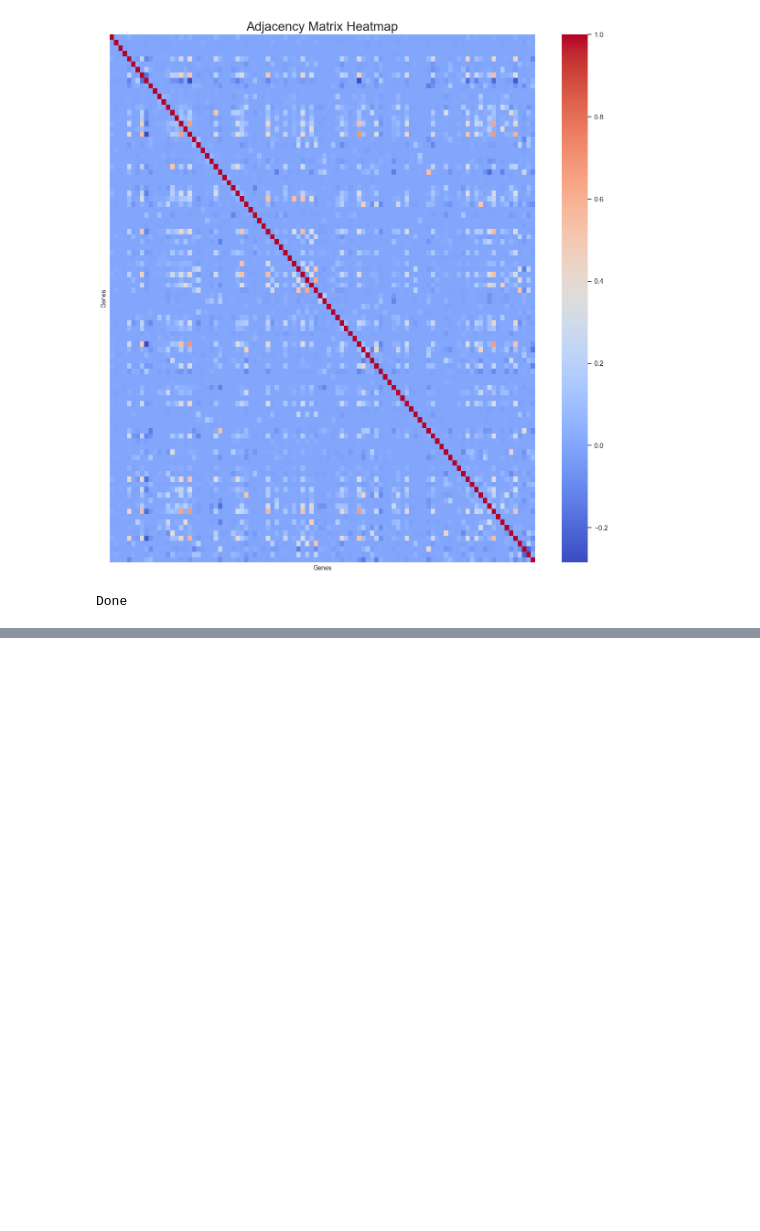
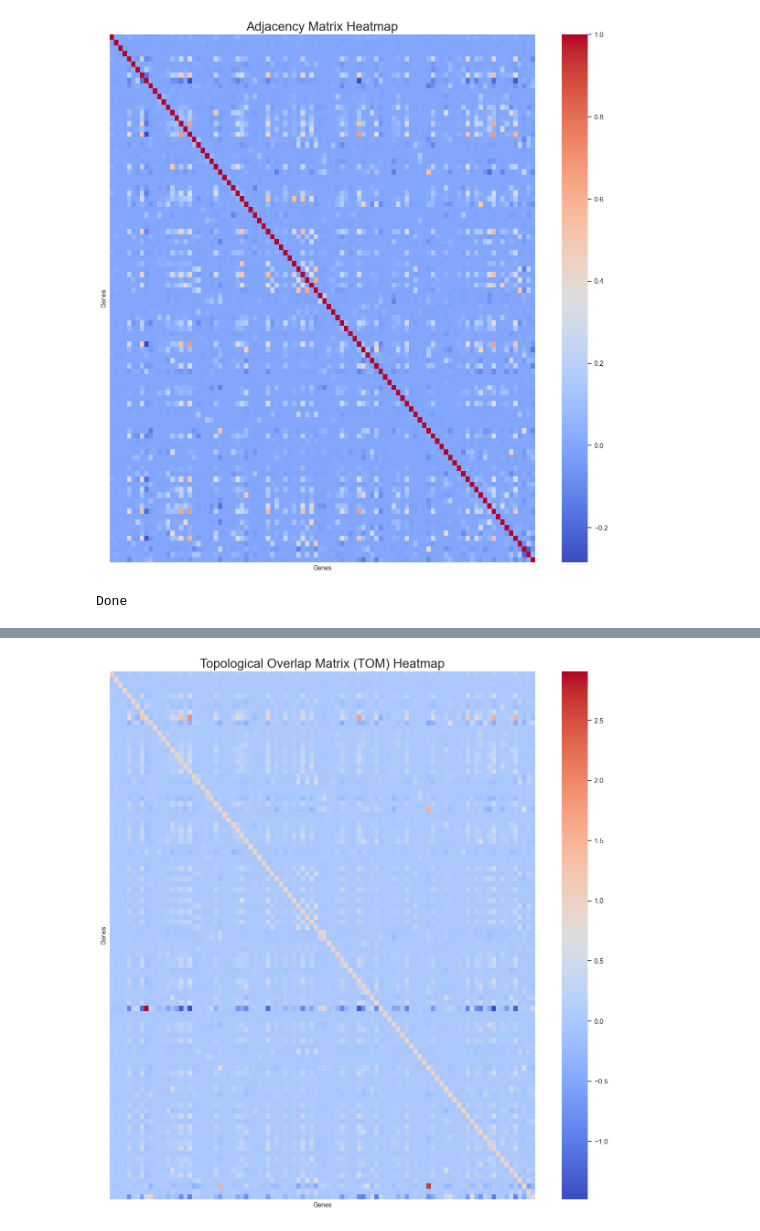
Before and after one commit to xandri99/Thesis, a Jupyter notebook: notebooks/WGCNA_impl_without_package.ipynb, the cells around one changed output, grey strips where cells are left out. Drawn from its saved outputs; the diff is of its cells as text; code cells hidden in the pictures; blank space fills up the shorter version.

Commit message:
Step4: TOM computation and plotting added

```diff
--- a/notebooks/WGCNA_impl_without_package.ipynb
+++ b/notebooks/WGCNA_impl_without_package.ipynb
@@ -144,6 +144,9 @@ print(f"{BOLD}{OKBLUE}Transforming Correlation Matrix into Adjacency Matrix...{E
 def scaleFreeFitIndex(connectivity, block_size=10):  # values and code highly taken from pyWGCNA, only small adaptations
     """
     Calculates several fitting statistics to evaluate scale free topology fit.
+
+
+    block_size = Size of the blocks in which the connectivity is discretized
     """
 
 
@@ -209,6 +212,10 @@ def pickSoftThreshold(correlation_matrix, RsquaredCut, MeanCut):
 
     This is critical in WGCNA, as the premise of the method is that biological networks often exhibit scale-free properties,
     meaning that a few nodes (genes) are highly connected, while most have few connections.
+
+
+    RsquaredCut: Threshold for the R^2 statistic
+    MeanCut: Threshold for the Mean Connectivity statistic
     """
 
 
@@ -356,42 +363,53 @@ print(f"{BOLD}{OKBLUE}Transforming Adjacency Matrix into Topological Overlap Mat
 
 
 ####################################### FUNCTIONS #######################################
-def calculate_tom(adjacency_matrix, TOMType="unsigned", TOMDenom="min"):
-    if TOMType not in ["unsigned", "signed"]:
-        raise ValueError("TOMType must be either 'unsigned' or 'signed'.")
-    if TOMDenom not in ["min", "mean"]:
-        raise ValueError("TOMDenom must be either 'min' or 'mean'.")
+def calculate_tom(adjacency_matrix, TOMType, TOMDenom):
+    '''
+    This function takes the adjacency matrix and calculates the Topological Overlap Matrix (TOM) from it.
+    This matrix is a similarity matrix, using as the similarity metric the amount of genes that two genes
+    have in common, therefore the overlap of neighbors between two genes.
 
-    A = adjacency_matrix.to_numpy() if isinstance(adjacency_matrix, pd.DataFrame) else adjacency_matrix
-    n = A.shape[0]
 
-    # Adjust adjacency matrix for signed networks if necessary
+    TOMType:  Unsigned or Signed topologies
+    TOMDenom: A character string specifying the TOM variant to be used. Recognized values are "min" giving the standard TOM described
+                in Zhang and Horvath (2005), and "mean" in which the min function in the denominator is replaced by mean. The "mean"
+                may produce better results but at this time should be considered experimental.
+    '''
+
+    numeric_adjacency_matrix = adjacency_matrix.to_numpy()
+    n_rows = numeric_adjacency_matrix.shape[0]
+
+    # Adjust adjacency matrix for signed networks if necessary, rescaling to 0-1
     if TOMType == "signed":
-        A = (A + 1) / 2  # Rescale to 0-1
+        numeric_adjacency_matrix = (numeric_adjacency_matrix + 1) / 2
 
     # Calculate numerator as A^2
-    numerator = np.dot(A, A)
+    numerator = np.dot(numeric_adjacency_matrix, numeric_adjacency_matrix)
 
     # Denominator calculation based on TOMDenom selection
     if TOMDenom == "min":
-        row_sum = A.sum(axis=1).reshape((n, 1))
-        col_sum = A.sum(axis=0).reshape((1, n))
-        denominator = np.minimum(row_sum, col_sum.transpose()) - A
+        row_sum = numeric_adjacency_matrix.sum(axis=1).reshape((n_rows, 1))
+        col_sum = numeric_adjacency_matrix.sum(axis=0).reshape((1, n_rows))
+        denominator = np.minimum(row_sum, col_sum.T) - numeric_adjacency_matrix
     elif TOMDenom == "mean":
-        denominator = (A.sum(axis=1).reshape((n, 1)) + A.sum(axis=0).reshape((1, n)) - A) / 2
+        row_sum = numeric_adjacency_matrix.sum(axis=1).reshape((n_rows, 1))
+        col_sum = numeric_adjacency_matrix.sum(axis=0).reshape((1, n_rows))
+        denominator = (row_sum + col_sum - numeric_adjacency_matrix) / 2
 
     # Avoid division by zero
     denominator[denominator == 0] = np.nan
 
+    # Calculate the TOM
     TOM = numerator / denominator
-    np.fill_diagonal(TOM, 1)  # Set diagonal to 1 as per TOM definition
 
-    # Handle NaN values which might occur due to division by zero
+    # Set diagonal to 1 as per TOM definition
+    np.fill_diagonal(TOM, 1)
+
+    # Handle NaN values and set them to zero
     TOM = np.nan_to_num(TOM, nan=0)
 
-    # Convert back to DataFrame if input was a DataFrame
-    if isinstance(adjacency_matrix, pd.DataFrame):
-        TOM = pd.DataFrame(TOM, index=adjacency_matrix.index, columns=adjacency_matrix.columns)
+    # Convert back to DataFrame
+    TOM = pd.DataFrame(TOM, index=adjacency_matrix.index, columns=adjacency_matrix.columns)
 
     return TOM
 
@@ -401,3 +419,30 @@ def calculate_tom(adjacency_matrix, TOMType="unsigned", TOMDenom="min"):
 
 
 ## Calculating the TOM from the Adjacency Matrix
+# TOMType must be either 'unsigned' or 'signed'.
+TOMType = "unsigned"
+# TOMDenom must be either 'min' or 'mean'. More explanation in the function itself
+TOMDenom = "min"
+
+print(f"{BOLD}{OKBLUE}Calculating the TOM...{ENDC}")
+simTOM = calculate_tom(adjacency_matrix, TOMType, TOMDenom)
+dissTOM = 1 - simTOM
+
+print(f"{BOLD}{OKBLUE}Done\n\n{ENDC}")
+
+
+
+## Plotting the heatmap
+if PLOTS_WANTED:
+    print(f"{BOLD}{OKBLUE}Plotting and Saving the TOM...{ENDC}")
+    title_figure = 'Topological Overlap Matrix (TOM) Heatmap'
+
+    plt.figure(figsize=(15, 15))
+    sns.heatmap(simTOM, cmap='coolwarm', xticklabels=False, yticklabels=False)
+    plt.title(title_figure, fontsize=20)
+    plt.xlabel('Genes', fontsize=10)
+    plt.ylabel('Genes', fontsize=10)
+    plt.savefig(figures_dir + title_figure, dpi=dpi_general)
+    plt.show()
+    print(f"{BOLD}{OKBLUE}Done{ENDC}")
+# %% [output]
@@ -403,0 +455 @@ def calculate_tom(adjacency_matrix, TOMType="unsigned", TOMDenom="min"):
+[figure, added]
```
Also changed, not shown: parts of 1 cell of this notebook.
